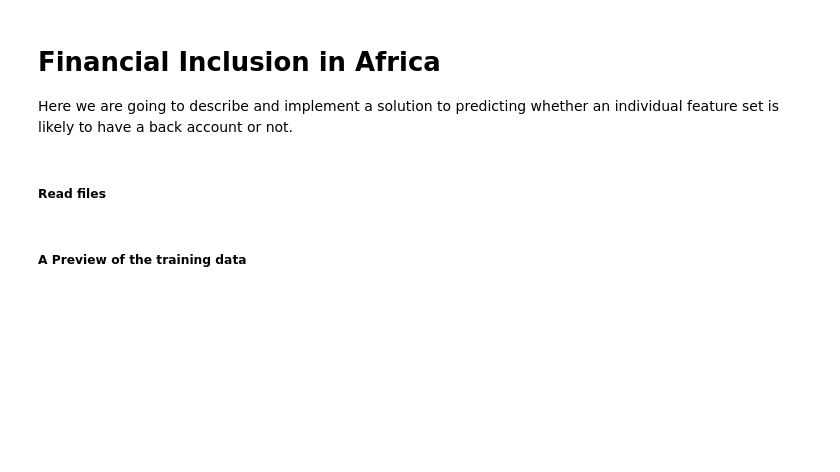
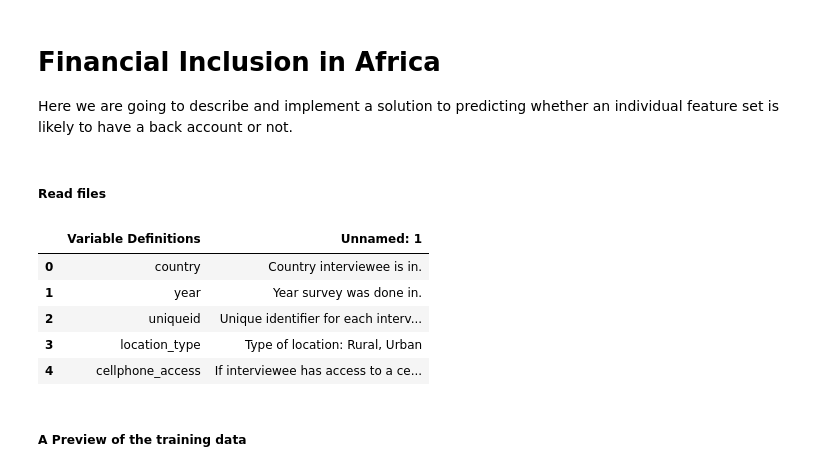
Before and after one commit to ashwynh21/financial_inclusion, a Jupyter notebook: main.ipynb, the cells around one changed output. Drawn from its saved outputs; the diff is of its cells as text; code cells hidden in the pictures; blank space fills up the shorter version.

```diff
--- a/main.ipynb
+++ b/main.ipynb
@@ -28,8 +26,19 @@ warnings.filterwarnings('ignore')
 # %%
 # load files into a pandas dataframe
 
-train = pd.read_csv('assets/Train.csv')
-test = pd.read_csv('assets/Test.csv')
+train = pd.read_csv('assets/train.csv')
+test = pd.read_csv('assets/test.csv')
+
+# we get the variable definitions
+definitions = pd.read_csv('assets/definitions.csv')
+definitions.head()
+# %% [output]
+|  | Variable Definitions | Unnamed: 1 |
+| 0 | country | Country interviewee is in. |
+| 1 | year | Year survey was done in. |
+| 2 | uniqueid | Unique identifier for each interv... |
+| 3 | location_type | Type of location: Rural, Urban |
+| 4 | cellphone_access | If interviewee has access to a ce... |
 # %% [markdown]
 ##### A Preview of the training data
 # %%
```
Also changed, not shown: parts of 2 cells of this notebook, 6 other files.
